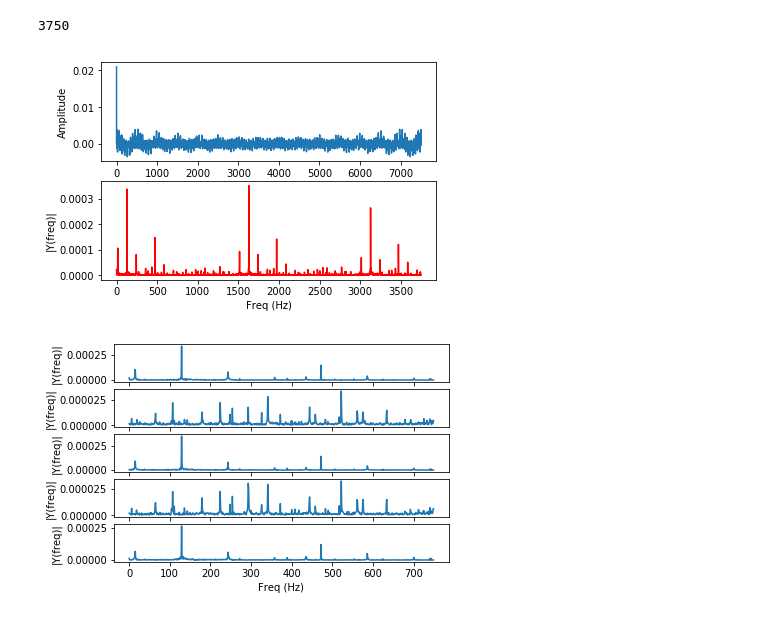
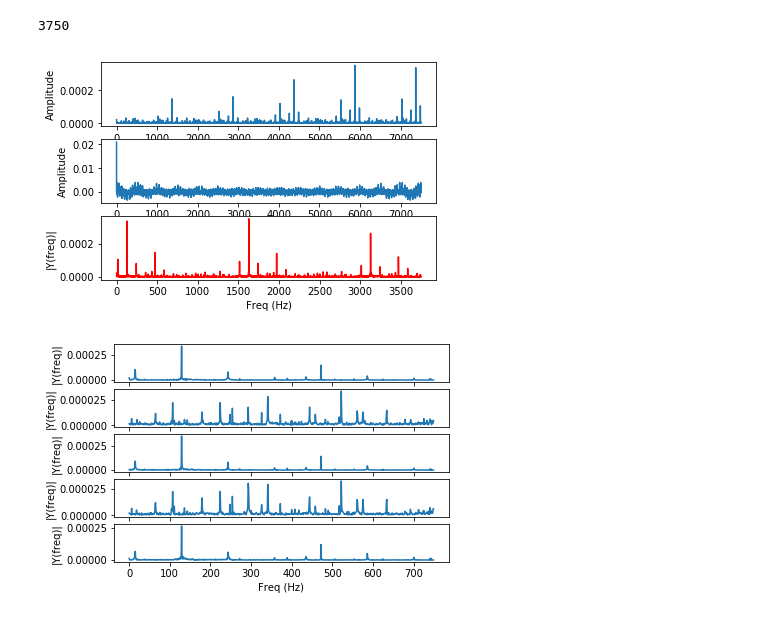
Before and after one commit to fish8536/126044, a Jupyter notebook: Untitled.ipynb, the cells around one changed output. Drawn from its saved outputs; the diff is of its cells as text; code cells hidden in the pictures.

```diff
--- a/Untitled.ipynb
+++ b/Untitled.ipynb
@@ -72,17 +73,21 @@ len(yf2)
 # %%
 import matplotlib.pyplot as plt
 
-fig, ax = plt.subplots(2, 1)
-ax[0].plot(range(7500),fcolumns1)
+fig, ax = plt.subplots(3, 1)
+ax[0].plot(range(7500),col[0])
 ax[0].set_xlabel('Time')
 ax[0].set_ylabel('Amplitude')
 
-ax[1].plot(range(len(yf2)),yf2,'r') # plotting the spectrum
-ax[1].set_xlabel('Freq (Hz)')
-ax[1].set_ylabel('|Y(freq)|')
+ax[1].plot(range(7500),fcolumns1)
+ax[1].set_xlabel('Time')
+ax[1].set_ylabel('Amplitude')
+
+ax[2].plot(range(len(yf2)),yf2,'r') # plotting the spectrum
+ax[2].set_xlabel('Freq (Hz)')
+ax[2].set_ylabel('|Y(freq)|')
 plt.show()
 # %% [output]
-[figure, old version]
+[figure, new version]
 # %%
 yfcolumns1_split = np.array_split(yf2, 5, axis=0)
 yfcolumns1_split0 = yfcolumns1_split[0]
```
Also changed, not shown: parts of 1 cell of this notebook.
